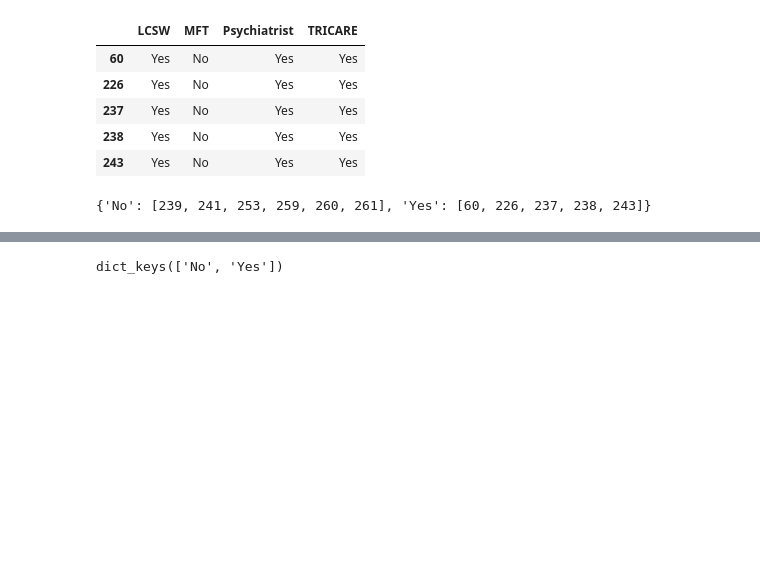
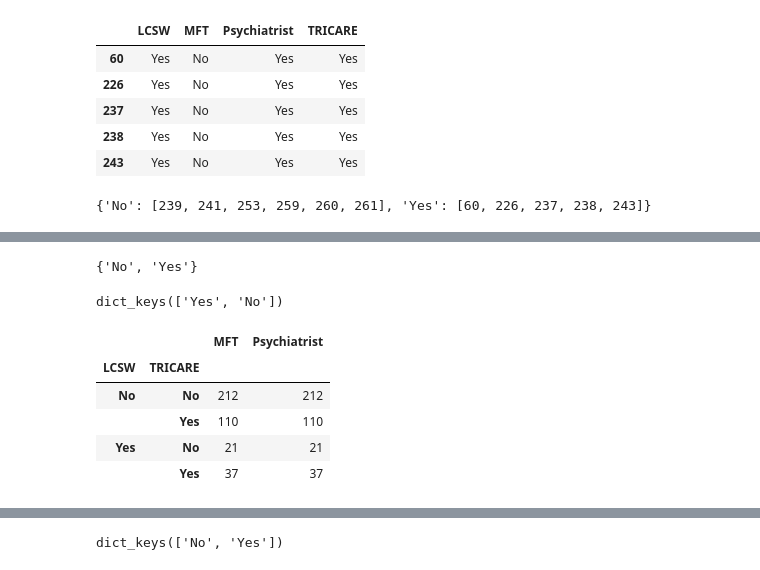
Before and after one commit to shaeselix/DecisionTrees-PandasD3, a Jupyter notebook: Veterans.ipynb, the cells around one changed output, grey strips where cells are left out. Drawn from its saved outputs; the diff is of its cells as text; code cells hidden in the pictures; blank space fills up the shorter version.

```diff
--- a/Veterans.ipynb
+++ b/Veterans.ipynb
@@ -44,0 +77,17 @@ dff = df[['LCSW','MFT','Psychiatrist','TRICARE']]
+# %%
+set(dff['TRICARE'])
+# %% [output]
+{'No', 'Yes'}
+# %%
+dff.groupby('LCSW').groups.keys()
+# %% [output]
+dict_keys(['Yes', 'No'])
+# %%
+dff.groupby(['LCSW', 'TRICARE']).count()
+# %% [output]
+|  |  | MFT | Psychiatrist |
+| LCSW | TRICARE |  |  |
+| No | No | 212 | 212 |
+|  | Yes | 110 | 110 |
+| Yes | No | 21 | 21 |
+|  | Yes | 37 | 37 |
```
Also changed, not shown: parts of 27 cells of this notebook, 1 other file.
